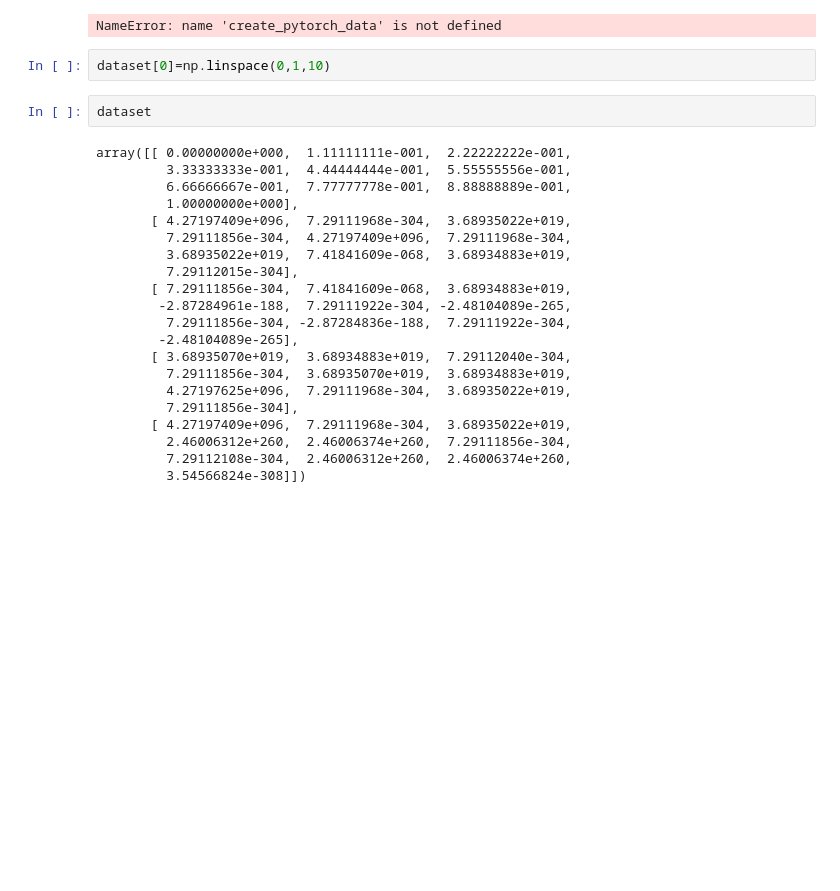
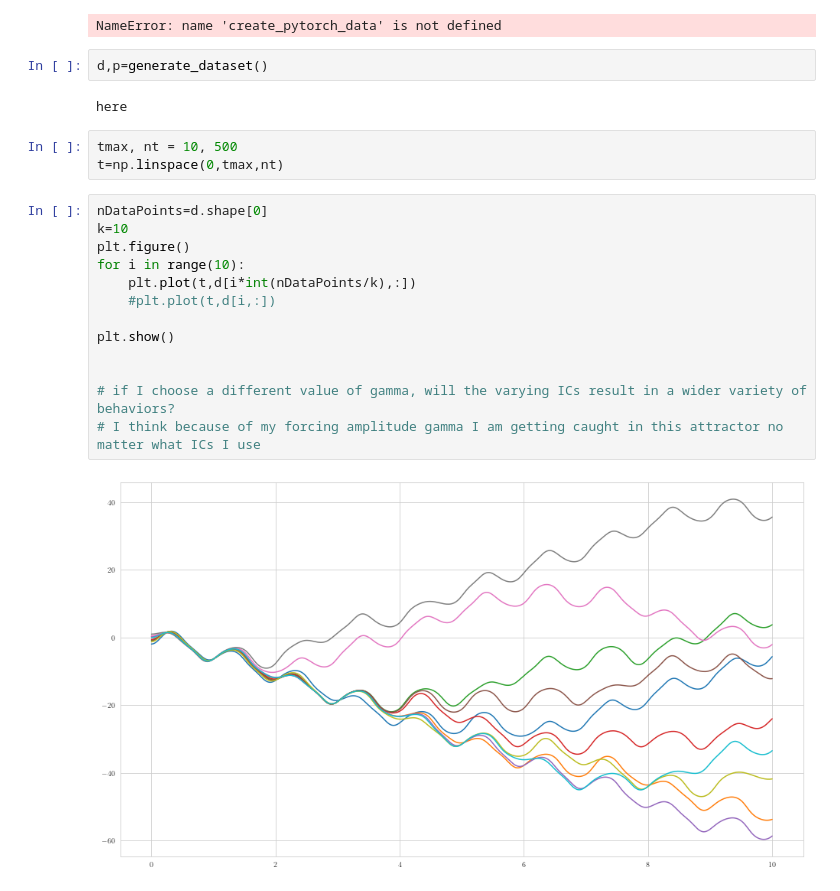
Before and after one commit to swilliamson7/chaos_predictions, a Jupyter notebook: src/python/neuralnets/NN_test.ipynb, the cells around one changed output. Saved outputs shown, nothing was run; the diff lists cells and outputs as text; blank space fills up the shorter version.

```diff
--- a/src/python/neuralnets/NN_test.ipynb
+++ b/src/python/neuralnets/NN_test.ipynb
@@ -104,28 +73,25 @@ dataset=np.empty([5, 10])
 grid_search_network()
 # %% [output]
 NameError: name 'create_pytorch_data' is not defined
-# %%
-dataset[0]=np.linspace(0,1,10)
-# %%
-dataset
-# %% [output]
-array([[ 0.00000000e+000,  1.11111111e-001,  2.22222222e-001,
-         3.33333333e-001,  4.44444444e-001,  5.55555556e-001,
-         6.66666667e-001,  7.77777778e-001,  8.88888889e-001,
-         1.00000000e+000],
-       [ 4.27197409e+096,  7.29111968e-304,  3.68935022e+019,
-         7.29111856e-304,  4.27197409e+096,  7.29111968e-304,
-         3.68935022e+019,  7.41841609e-068,  3.68934883e+019,
-         7.29112015e-304],
-       [ 7.29111856e-304,  7.41841609e-068,  3.68934883e+019,
-        -2.87284961e-188,  7.29111922e-304, -2.48104089e-265,
-         7.29111856e-304, -2.87284836e-188,  7.29111922e-304,
-        -2.48104089e-265],
-       [ 3.68935070e+019,  3.68934883e+019,  7.29112040e-304,
-         7.29111856e-304,  3.68935070e+019,  3.68934883e+019,
-         4.27197625e+096,  7.29111968e-304,  3.68935022e+019,
-         7.29111856e-304],
-       [ 4.27197409e+096,  7.29111968e-304,  3.68935022e+019,
-         2.46006312e+260,  2.46006374e+260,  7.29111856e-304,
-         7.29112108e-304,  2.46006312e+260,  2.46006374e+260,
-         3.54566824e-308]])
+# %%
+d,p=generate_dataset()
+# %% [output]
+here
+# %%
+tmax, nt = 10, 500
+t=np.linspace(0,tmax,nt)
+# %%
+nDataPoints=d.shape[0]
+k=10
+plt.figure()
+for i in range(10):
+    plt.plot(t,d[i*int(nDataPoints/k),:])
+    #plt.plot(t,d[i,:])
+
+plt.show()
+
+
+# if I choose a different value of gamma, will the varying ICs result in a wider variety of behaviors?
+# I think because of my forcing amplitude gamma I am getting caught in this attractor no matter what ICs I use
+# %% [output]
+[figure, added]
```
Also changed, not shown: parts of 2 cells of this notebook, 5 other files.
